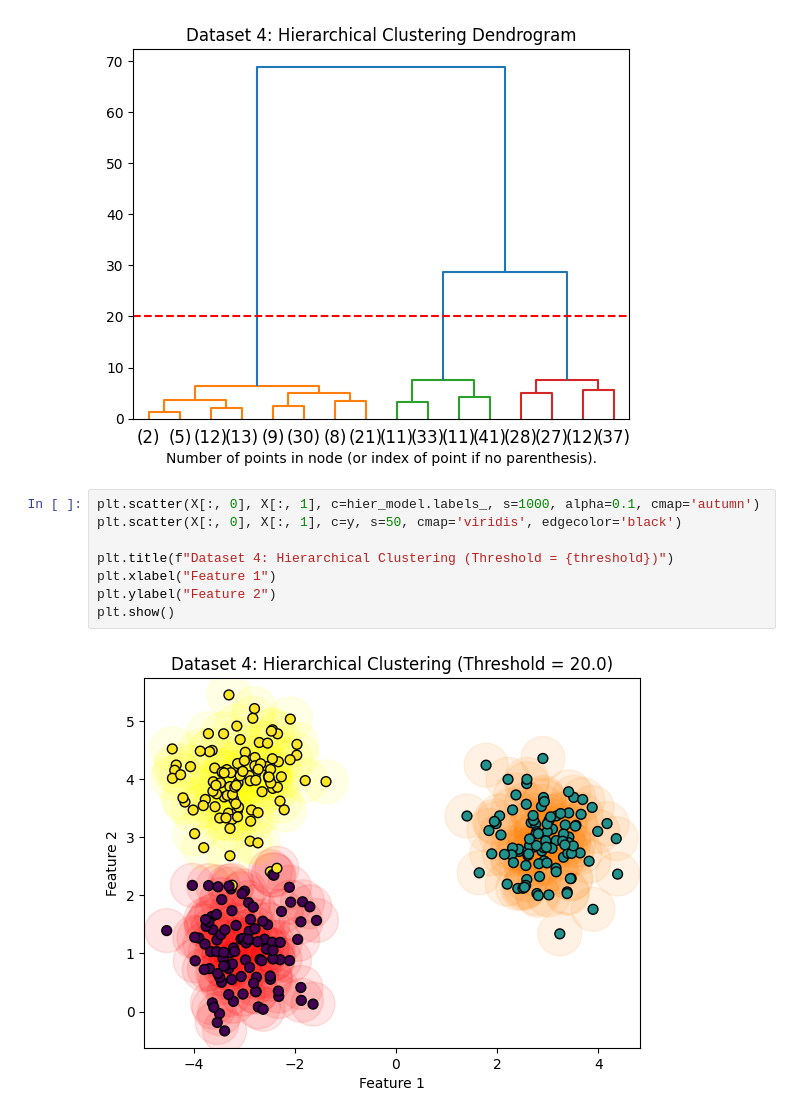
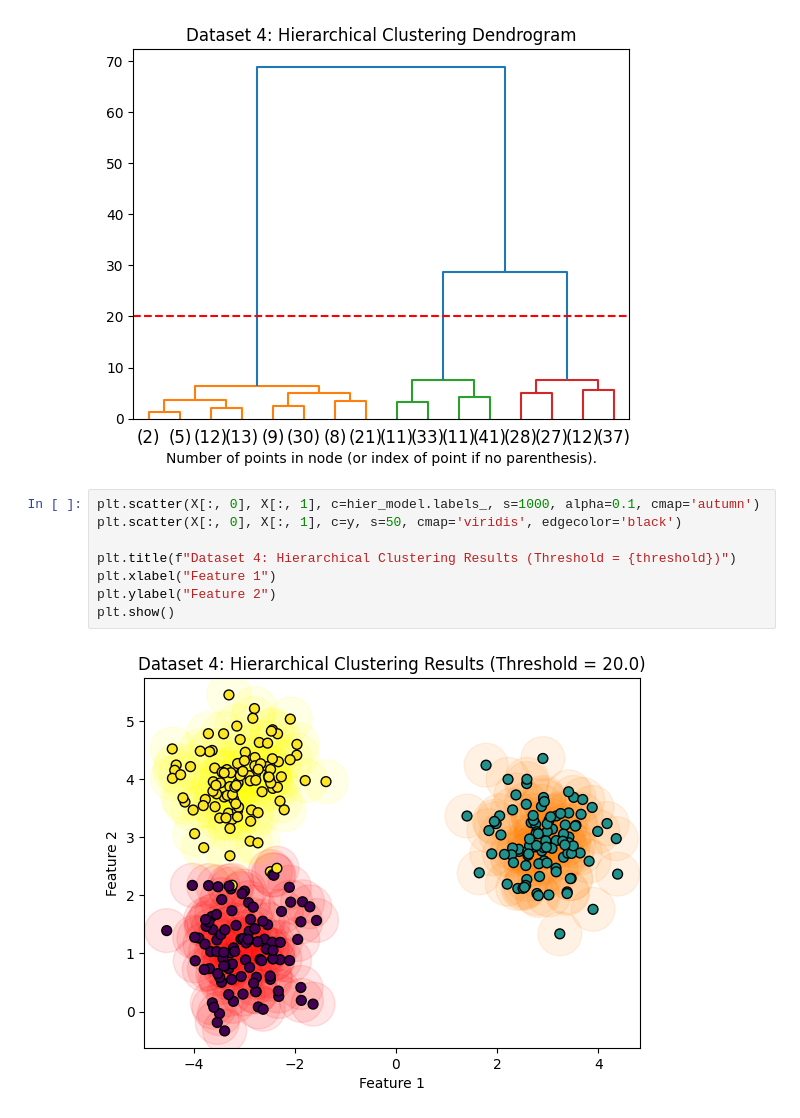
Before and after one commit to hpi-dhc/dm4dh-2023, a Jupyter notebook: 7_Clustering.ipynb, the cells around one changed output. Drawn from its saved outputs; the diff is of its cells as text.

```diff
--- a/7_Clustering.ipynb
+++ b/7_Clustering.ipynb
@@ -403,10 +441,10 @@ plt.show()
 # %%
 plt.scatter(X[:, 0], X[:, 1], c=hier_model.labels_, s=1000, alpha=0.1, cmap='autumn')
 plt.scatter(X[:, 0], X[:, 1], c=y, s=50, cmap='viridis', edgecolor='black')
 
-plt.title(f"Dataset 4: Hierarchical Clustering (Threshold = {threshold})")
+plt.title(f"Dataset 4: Hierarchical Clustering Results (Threshold = {threshold})")
 plt.xlabel("Feature 1")
 plt.ylabel("Feature 2")
 plt.show()
 # %% [output]
-[figure, old version]
+[figure, new version]
```
Also changed, not shown: parts of 29 cells of this notebook.
